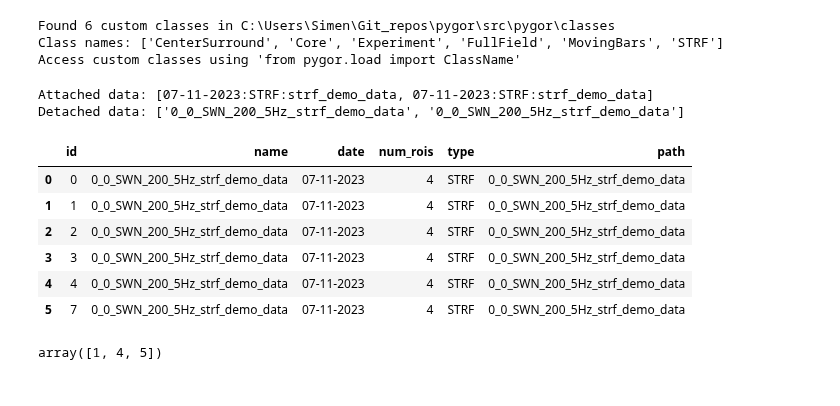
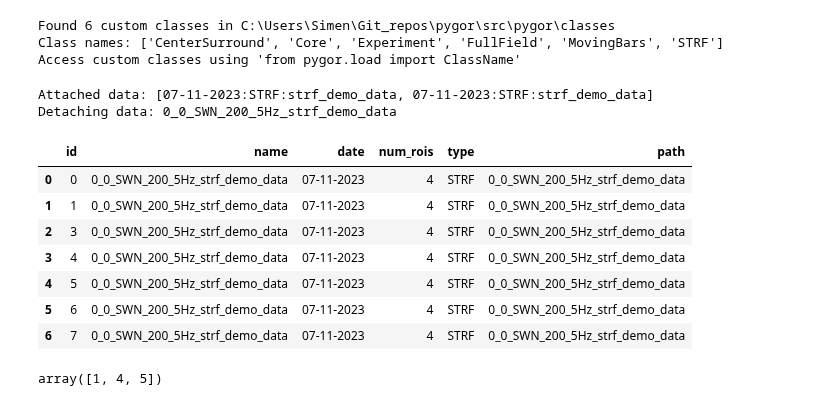
Before and after one commit to simbru/pygor, a Jupyter notebook: Notebooks/clustering_testing.ipynb, the cells around one changed output. Cells and saved outputs as stored; diff of their text form; code cells hidden in the pictures.

```diff
--- a/Notebooks/clustering_testing.ipynb
+++ b/Notebooks/clustering_testing.ipynb
@@ -17,19 +17,20 @@ obj.metadata["filename"]= "0_0_SWN_200_5Hz_" + obj.name
 # %%
 from pygor.load import Core, STRF, Experiment
 exp = Experiment([obj, obj, obj, obj, obj, obj])
 exp.attach_data([obj, obj])
-exp.detach_data([6,5])
+exp.detach_data(2)
 exp.recording_id
 # %% [output]
 Attached data: [07-11-2023:STRF:strf_demo_data, 07-11-2023:STRF:strf_demo_data]
-Detached data: ['0_0_SWN_200_5Hz_strf_demo_data', '0_0_SWN_200_5Hz_strf_demo_data']
+Detaching data: 0_0_SWN_200_5Hz_strf_demo_data
 |  | id | name | date | num_rois | type | path |
 | 0 | 0 | 0_0_SWN_200_5Hz_strf_demo_data | 07-11-2023 | 4 | STRF | 0_0_SWN_200_5Hz_strf_demo_data |
 | 1 | 1 | 0_0_SWN_200_5Hz_strf_demo_data | 07-11-2023 | 4 | STRF | 0_0_SWN_200_5Hz_strf_demo_data |
-| 2 | 2 | 0_0_SWN_200_5Hz_strf_demo_data | 07-11-2023 | 4 | STRF | 0_0_SWN_200_5Hz_strf_demo_data |
-| 3 | 3 | 0_0_SWN_200_5Hz_strf_demo_data | 07-11-2023 | 4 | STRF | 0_0_SWN_200_5Hz_strf_demo_data |
-| 4 | 4 | 0_0_SWN_200_5Hz_strf_demo_data | 07-11-2023 | 4 | STRF | 0_0_SWN_200_5Hz_strf_demo_data |
-| 5 | 7 | 0_0_SWN_200_5Hz_strf_demo_data | 07-11-2023 | 4 | STRF | 0_0_SWN_200_5Hz_strf_demo_data |
+| 2 | 3 | 0_0_SWN_200_5Hz_strf_demo_data | 07-11-2023 | 4 | STRF | 0_0_SWN_200_5Hz_strf_demo_data |
+| 3 | 4 | 0_0_SWN_200_5Hz_strf_demo_data | 07-11-2023 | 4 | STRF | 0_0_SWN_200_5Hz_strf_demo_data |
+| 4 | 5 | 0_0_SWN_200_5Hz_strf_demo_data | 07-11-2023 | 4 | STRF | 0_0_SWN_200_5Hz_strf_demo_data |
+| 5 | 6 | 0_0_SWN_200_5Hz_strf_demo_data | 07-11-2023 | 4 | STRF | 0_0_SWN_200_5Hz_strf_demo_data |
+| 6 | 7 | 0_0_SWN_200_5Hz_strf_demo_data | 07-11-2023 | 4 | STRF | 0_0_SWN_200_5Hz_strf_demo_data |
 # %%
 np.delete([1,2,3,4,5], [1,2])
 # %% [output]
```
Also changed, not shown: 1 other file.
